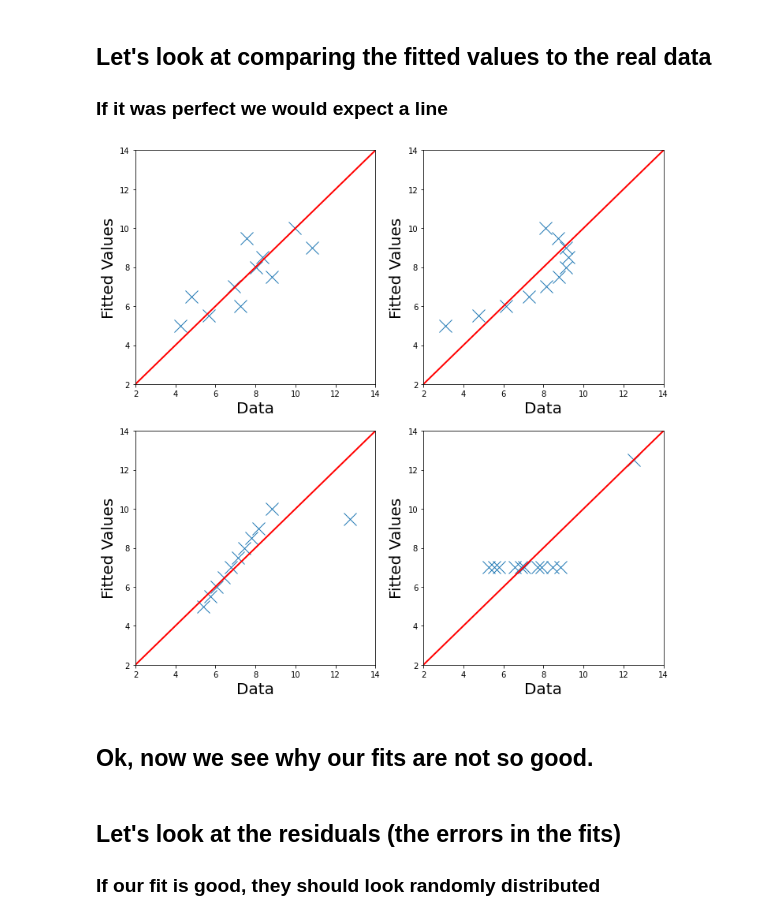
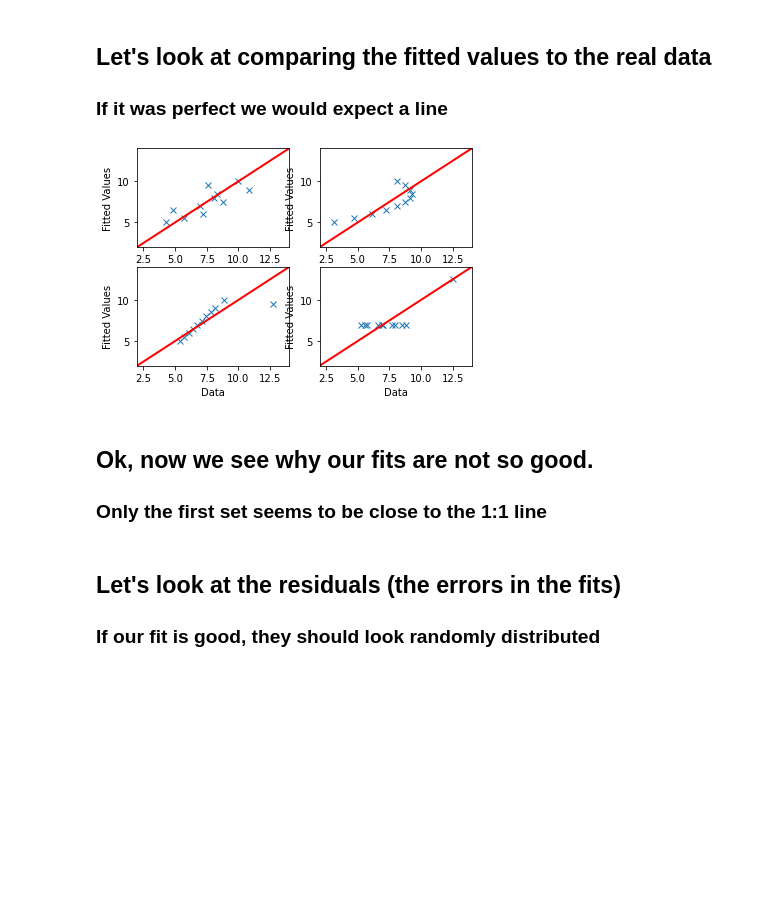
Before and after one commit to dannycab/cmse202-F20-slides, a Jupyter notebook: notebooks/Day-05 - Regression.ipynb, the cells around one changed output. Drawn from its saved outputs; the diff is of its cells as text; code cells hidden in the pictures; blank space fills up the shorter version.

```diff
--- a/notebooks/Day-05 - Regression.ipynb
+++ b/notebooks/Day-05 - Regression.ipynb
@@ -201,29 +194,29 @@ compare_data_and_fit(df['x.3'], df['y.3'], set4.fittedvalues)
 # %% [markdown]
 ## Let's look  at comparing the fitted values to the real data
 ### If it was perfect we would expect a line
+# %%
+def compare_data_and_fittedvalues(y, fit_y):
+
+    plt.plot(y, fit_y, 'x')
+    plt.plot([0,20],[0,20], 'r-', lw = 2)
+    plt.ylabel('Fitted Values')
+    plt.xlabel('Data')
+    plt.axis([2,14,2,14])
 # %%
-def compare_data_and_fittedvalues(y, fit_y):
-
-    plt.plot(y, fit_y, 'x', markersize = 16)
-    plt.plot([0,20],[0,20], 'r-', lw = 2)
-    plt.ylabel('Fitted Values', fontsize = 20)
-    plt.xlabel('Data', fontsize = 20)
-    plt.axis([2,14,2,14])
-
-fig = plt.figure(figsize = (12,12))
-
 plt.subplot(221)
 compare_data_and_fittedvalues(df['y'], set1.fittedvalues)
 plt.subplot(222)
 compare_data_and_fittedvalues(df['y.1'], set2.fittedvalues)
 plt.subplot(223)
 compare_data_and_fittedvalues(df['y.2'], set3.fittedvalues)
 plt.subplot(224)
 compare_data_and_fittedvalues(df['y.3'], set4.fittedvalues)
 # %% [output]
-[figure, old version]
+[figure, new version]
 # %% [markdown]
 ## Ok, now we see why our fits are not so good.
+
+### Only the first set seems to be close to the 1:1 line
 # %% [markdown]
 ## Let's look at the residuals (the errors in the fits)
 
```
Also changed, not shown: parts of 7 cells of this notebook, 9 other files.
